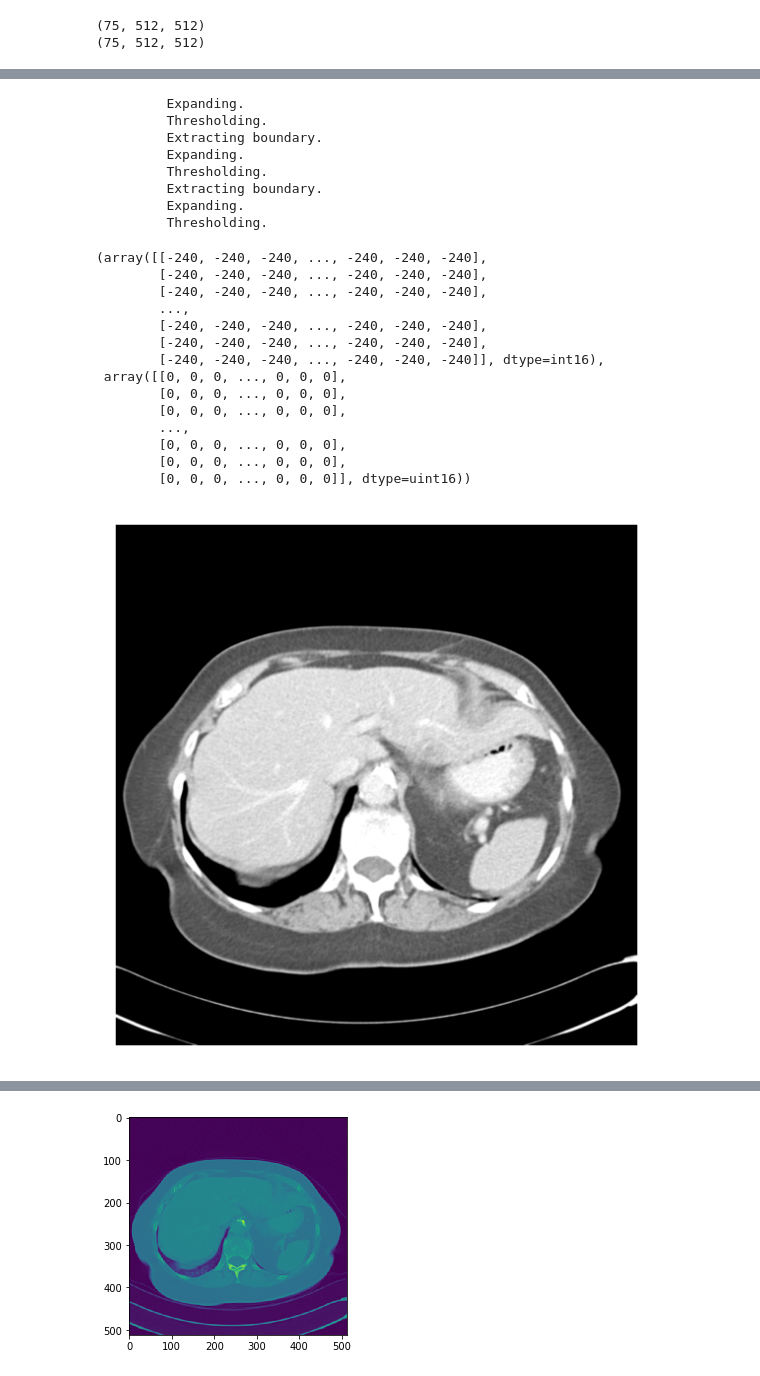
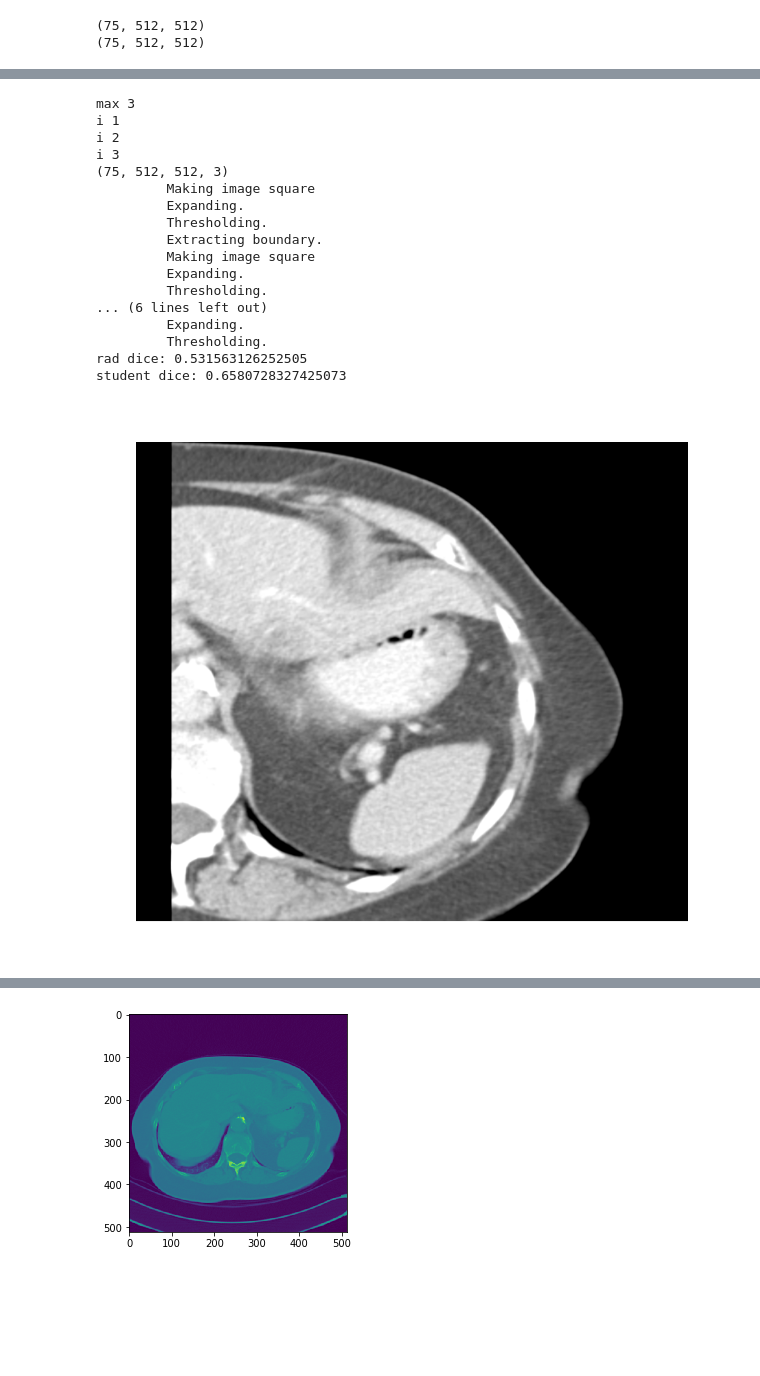
Before and after one commit to Samuel-van-Gurp/MEP, a Jupyter notebook: segmentation/nnUNet/segment_eval.ipynb, the cells around one changed output, grey strips where cells are left out. Drawn from its saved outputs; the diff is of its cells as text; code cells hidden in the pictures; blank space fills up the shorter version.

```diff
--- a/segmentation/nnUNet/segment_eval.ipynb
+++ b/segmentation/nnUNet/segment_eval.ipynb
@@ -464,44 +398,63 @@ for i in range(gt_splitsed.shape[3]):
 # %%
 scan = sitk.ReadImage('C:/Users/korat/Desktop/MEP/Data/WORC_CRLM/CRLM-006/CRLM-006_CT/1/NIFTI/image.nii')
 gt = sitk.ReadImage('C:/Users/korat/Desktop/MEP/Data/WORC_CRLM/CRLM-006/CRLM-006_CT/1/NIFTI/segmentation_lesion0_RAD.nii')
+gt_student = sitk.ReadImage('C:/Users/korat/Desktop/MEP/Data/WORC_CRLM/CRLM-006/CRLM-006_CT/1/NIFTI/segmentation_lesion0_STUD1.nii')
+segmentation_folder = 'C:/Users/korat/Desktop/CRLM_006.nii'
+
+segmentation = sitk.ReadImage(segmentation_folder)
+segmentation  = sitk.GetArrayFromImage(segmentation)
+
+tumor_splitsed = (tumor_splitse(segmentation))
 
 
-slicer(scan[:,:,67], mask = None,  output_name_zoom=None,
-           thresholds=[-240, 160], zoomfactor=4, dpi=200, normalize=False,
+print(tumor_splitsed.shape)
+tumor_segment = sitk.GetImageFromArray(tumor_splitsed[:,:,:,1])
+extend =  slice(250,511),slice(100,400), 67
+
+slicer(scan[extend], mask = None,  output_name_zoom=None,
+           thresholds=[-240, 160], zoomfactor=4, dpi=500, normalize=False,
+           expand=True, boundary=True, square=True, flip=False, rot90=0,
+           alpha=0.40, axis='axial', index=None, color='red', radius=2,
+           colormap='gray')
+slicer(scan[extend], mask = tumor_segment[extend],  output_name_zoom=None,
+           thresholds=[-240, 160], zoomfactor=4, dpi=500, normalize=False,
+           expand=True, boundary=True, square=True, flip=False, rot90=0,
+           alpha=0.40, axis='axial', index=None, color='red', radius=2,
+           colormap='gray')
+slicer(scan[extend], mask = gt[extend],output_name_zoom=None,
+           thresholds=[-240, 160], zoomfactor=4, dpi=500, normalize=False,
            expand=True, boundary=True, square=True, flip=False, rot90=0,
            alpha=0.40, axis='axial', index=None, color='cyan', radius=2,
            colormap='gray')
-slicer(scan[:,:,67], mask = tumor_segment[:,:,67],  output_name_zoom=None,
-           thresholds=[-240, 160], zoomfactor=4, dpi=200, normalize=False,
+
+slicer(scan[extend], mask = gt_student[extend],output_name_zoom=None,
+           thresholds=[-240, 160], zoomfactor=4, dpi=500, normalize=False,
            expand=True, boundary=True, square=True, flip=False, rot90=0,
            alpha=0.40, axis='axial', index=None, color='cyan', radius=2,
            colormap='gray')
-slicer(scan[:,:,67], mask = gt[:,:,67],output_name_zoom=None,
-           thresholds=[-240, 160], zoomfactor=4, dpi=200, normalize=False,
-           expand=True, boundary=True, square=True, flip=False, rot90=0,
-           alpha=0.40, axis='axial', index=None, color='cyan', radius=2,
-           colormap='gray')
+
+tumor_segment = sitk.GetArrayFromImage(tumor_segment)
+gt = sitk.GetArrayFromImage(gt)
+st_student = sitk.GetArrayFromImage(gt_student)
+
+print('rad dice:' ,dice_score(gt.flatten(), tumor_segment.flatten()))
+print('student dice:' ,dice_score(st_student.flatten(), tumor_segment.flatten()))
 # %% [output]
+max 3
+i 1
+i 2
+i 3
+(75, 512, 512, 3)
+         Making image square
          Expanding.
          Thresholding.
          Extracting boundary.
+         Making image square
          Expanding.
          Thresholding.
-         Extracting boundary.
+... (6 lines left out)
          Expanding.
          Thresholding.
+rad dice: 0.531563126252505
+student dice: 0.6580728327425073
-(array([[-240, -240, -240, ..., -240, -240, -240],
-        [-240, -240, -240, ..., -240, -240, -240],
-        [-240, -240, -240, ..., -240, -240, -240],
-        ...,
-        [-240, -240, -240, ..., -240, -240, -240],
-        [-240, -240, -240, ..., -240, -240, -240],
-        [-240, -240, -240, ..., -240, -240, -240]], dtype=int16),
- array([[0, 0, 0, ..., 0, 0, 0],
-        [0, 0, 0, ..., 0, 0, 0],
-        [0, 0, 0, ..., 0, 0, 0],
-        ...,
-        [0, 0, 0, ..., 0, 0, 0],
-        [0, 0, 0, ..., 0, 0, 0],
-        [0, 0, 0, ..., 0, 0, 0]], dtype=uint16))
-[figure, old version]
+[figure, new version]
```
Also changed, not shown: parts of 9 cells of this notebook.
